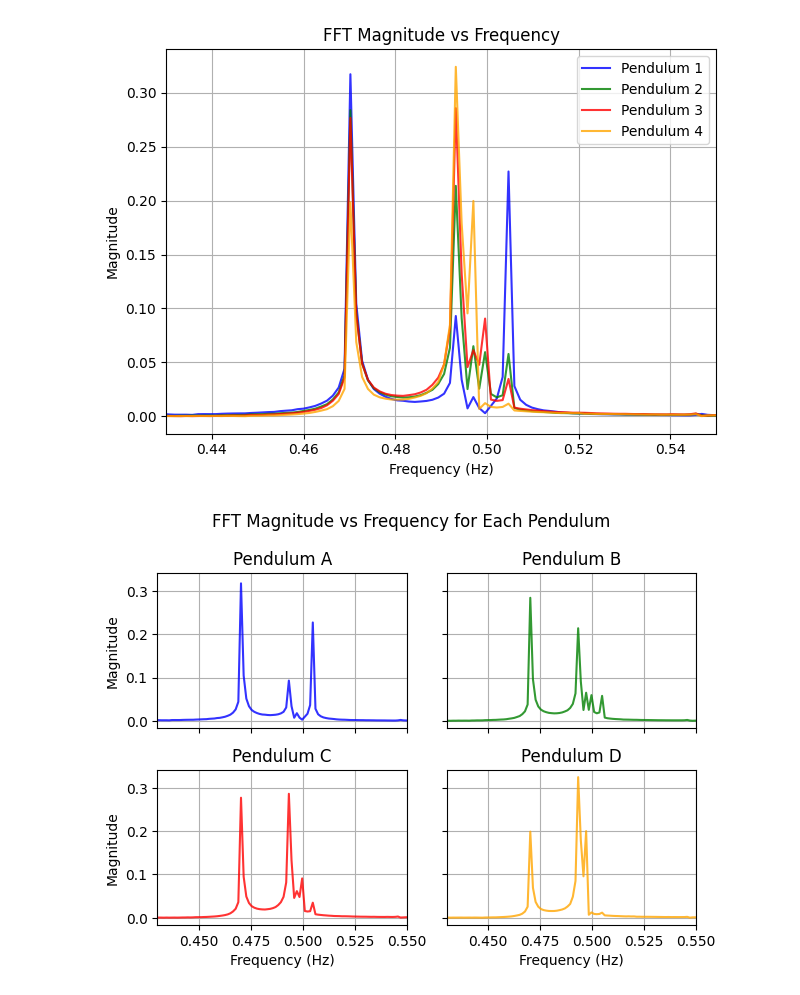
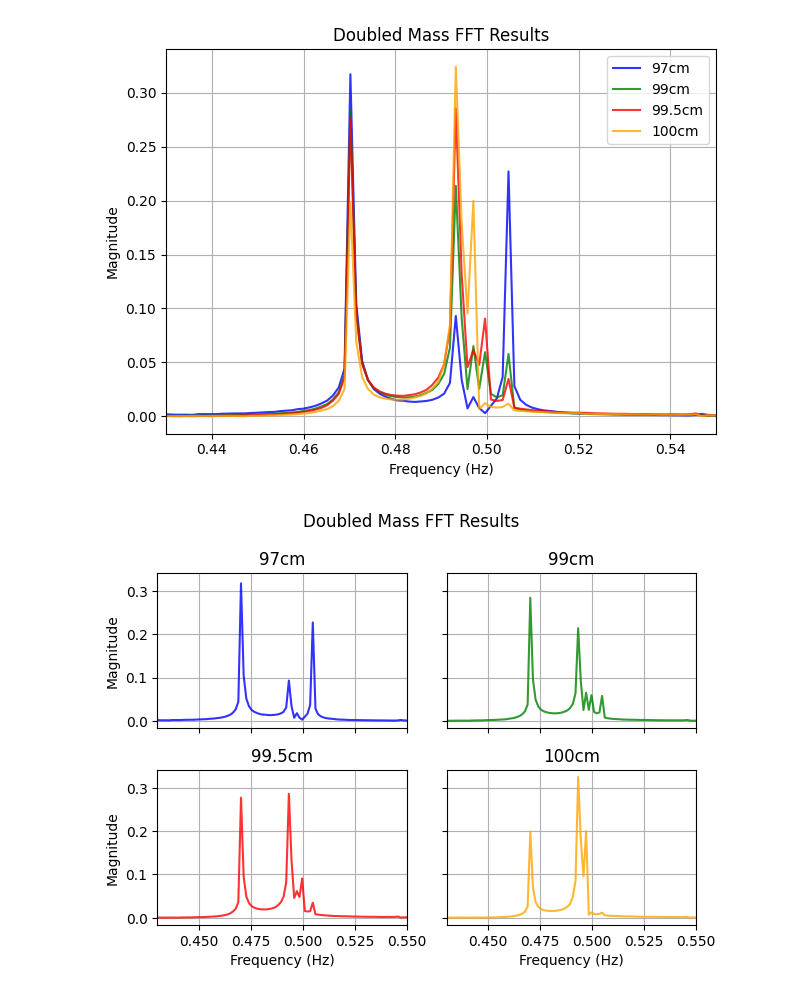
Before and after one commit to kij1n/physics-data-analysis, a Jupyter notebook: sessions/salvaging-project.ipynb, the cells around one changed output. Saved outputs shown, nothing was run; the diff lists cells and outputs as text; code cells hidden in the pictures.

```diff
--- a/sessions/salvaging-project.ipynb
+++ b/sessions/salvaging-project.ipynb
@@ -33,13 +34,23 @@ baseline_fit = ResonanceFitData(L_d, baseline)
 # %%
 doubled_mass_fit.perform_fft()
 # %%
-plot_fft_results_all(doubled_mass_fit.fft_results)
+plot_fft_results_all(
+    doubled_mass_fit.fft_results,
+    title="Doubled Mass FFT Results",
+    labels=doubled_mass.labels,
+)
+save_plot("salvaging/doubled_mass_fft_results.pdf")
 plt.show()
-plot_fft_results_each(doubled_mass_fit.fft_results)
+plot_fft_results_each(
+    doubled_mass_fit.fft_results,
+    title="Doubled Mass FFT Results",
+    labels=doubled_mass.labels,
+)
+save_plot("salvaging/doubled_mass_fft_results_each.pdf")
 plt.show()
 # %% [output]
-[figure, old version]
+[figure, new version]
-[figure, old version]
+[figure, new version]
 # %%
 baseline_fit.perform_fft()
 # %%
```
Also changed, not shown: parts of 3 cells of this notebook, 2 other files.
